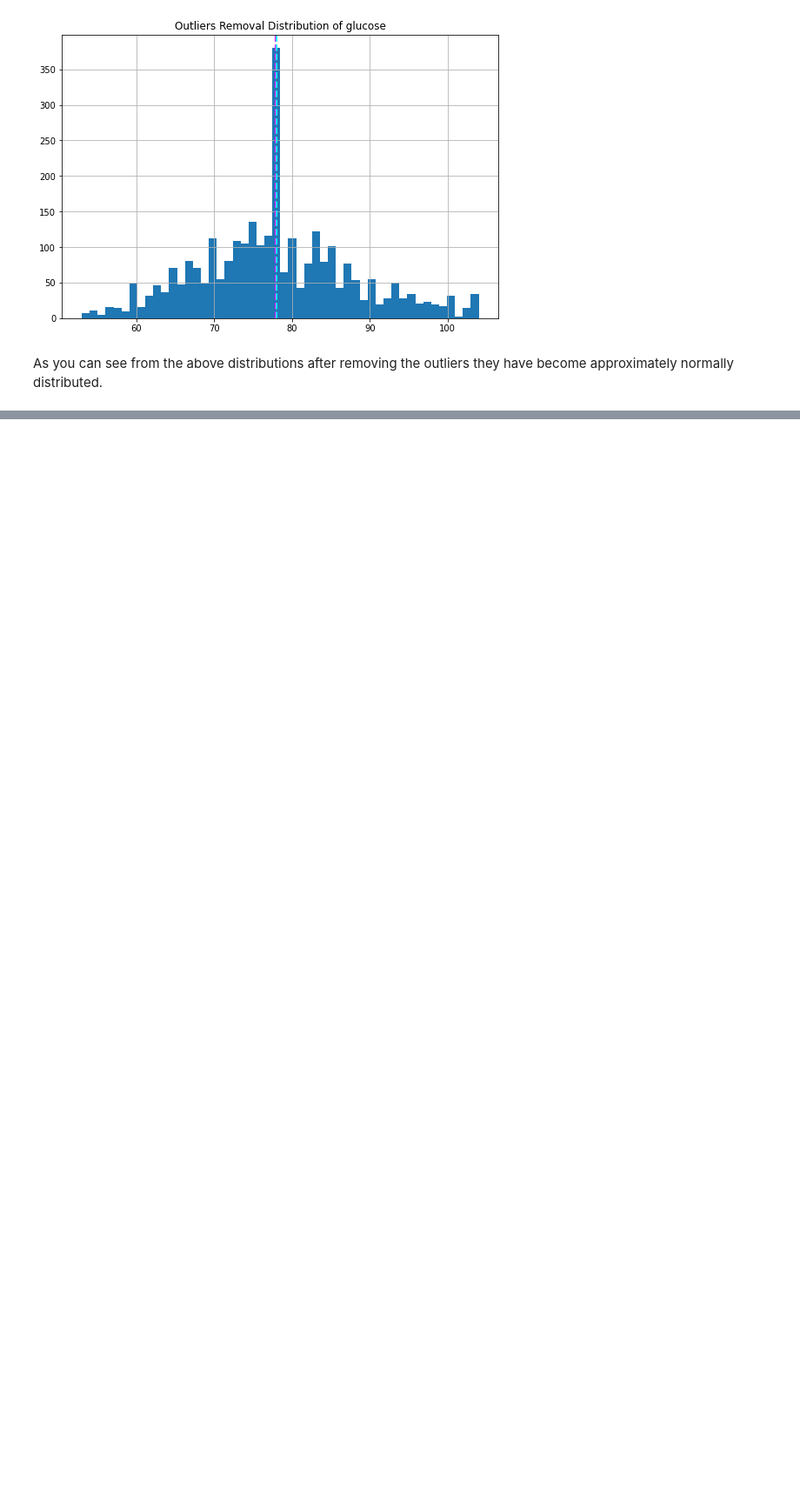
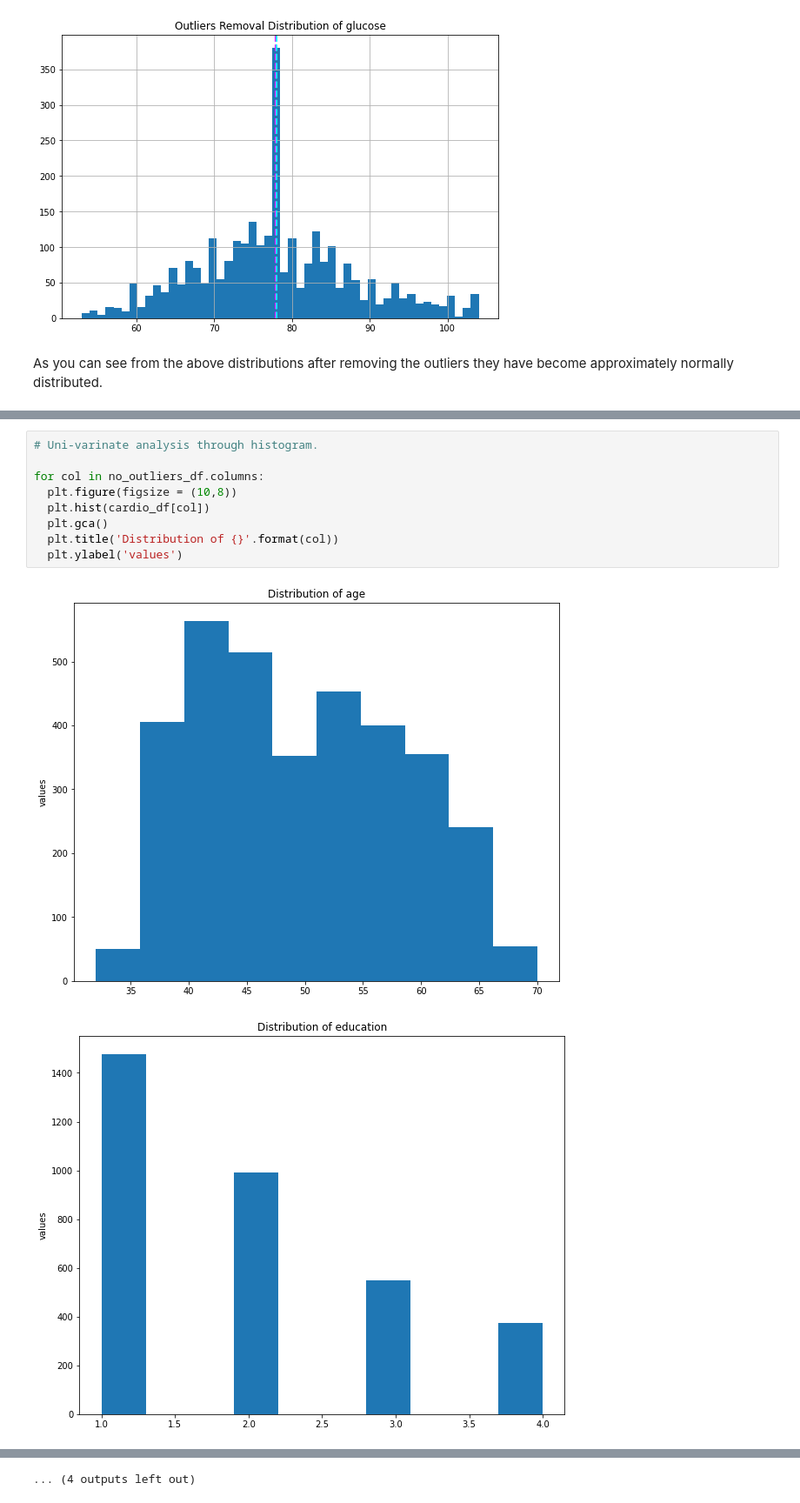
Before and after one commit to Shourya306/Cardio-Vascular-Risk-Prediction-Classification, a Jupyter notebook: Cardiovascular_Risk_Prediction_Classification.ipynb, the cells around one changed output, grey strips where cells are left out. Shown at 87% size. Cells and saved outputs as stored; diff of their text form; blank space fills up the shorter version.

```diff
--- a/Cardiovascular_Risk_Prediction_Classification.ipynb
+++ b/Cardiovascular_Risk_Prediction_Classification.ipynb
@@ -326,0 +337,12 @@ As you can see from the above distributions after removing the outliers they hav
+# %%
+# Uni-varinate analysis through histogram.
+
+for col in no_outliers_df.columns:
+  plt.figure(figsize = (10,8))
+  plt.hist(cardio_df[col])
+  plt.gca()
+  plt.title('Distribution of {}'.format(col))
+  plt.ylabel('values')
+# %% [output]
+[figure, added]
+[figure, added]
@@ -326,0 +359 @@ As you can see from the above distributions after removing the outliers they hav
+... (4 outputs left out)
```
Also changed, not shown: parts of 16 cells of this notebook.
